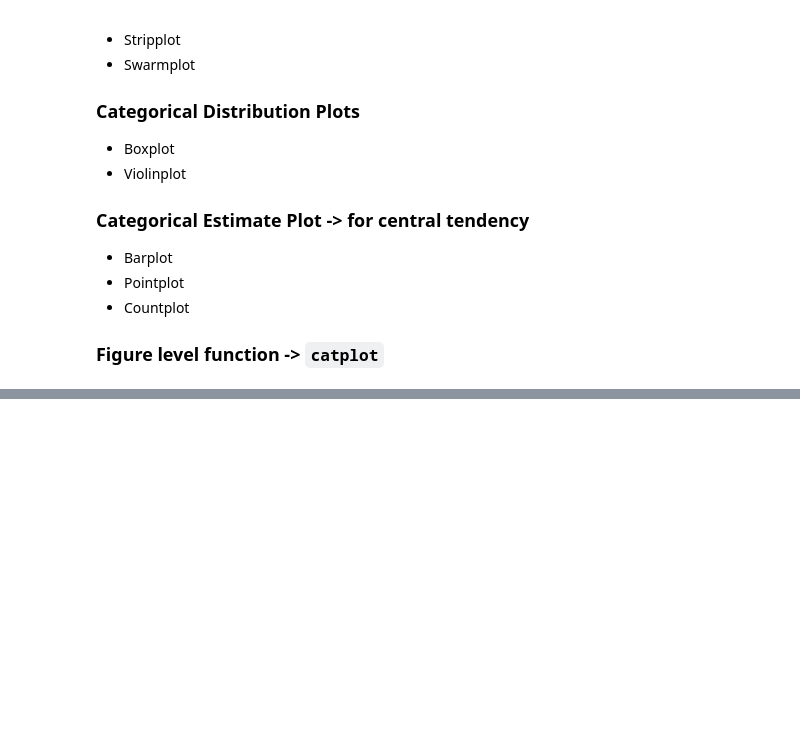
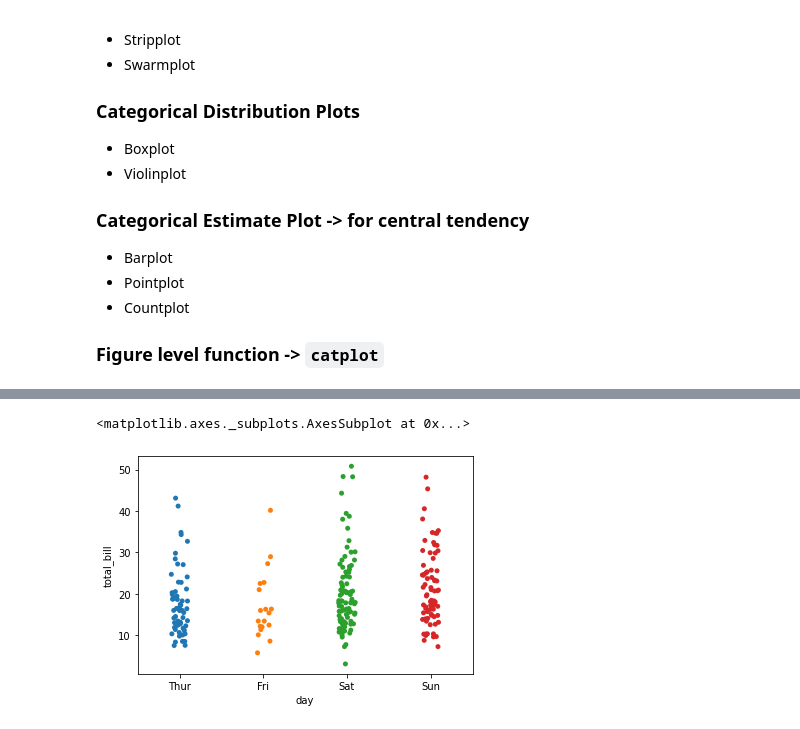
Before and after one commit to AzadMehedi/Seaborn, a Jupyter notebook: Plotting_using_Seaborn_Part_2.ipynb, the cells around one changed output, grey strips where cells are left out. Drawn from its saved outputs; the diff is of its cells as text; code cells hidden in the pictures; blank space fills up the shorter version.

```diff
--- a/Plotting_using_Seaborn_Part_2.ipynb
+++ b/Plotting_using_Seaborn_Part_2.ipynb
@@ -28,0 +34,8 @@ iris = sns.load_dataset('iris')
+# %%
+# strip plot   -  take one categorical and one numerical column and do scatterplot
+# axes label
+tips.head()
+sns.stripplot(data=tips, x='day', y='total_bill')
+# %% [output]
+<matplotlib.axes._subplots.AxesSubplot at 0x...>
+[figure, added]
```
Also changed, not shown: parts of 7 cells of this notebook.
